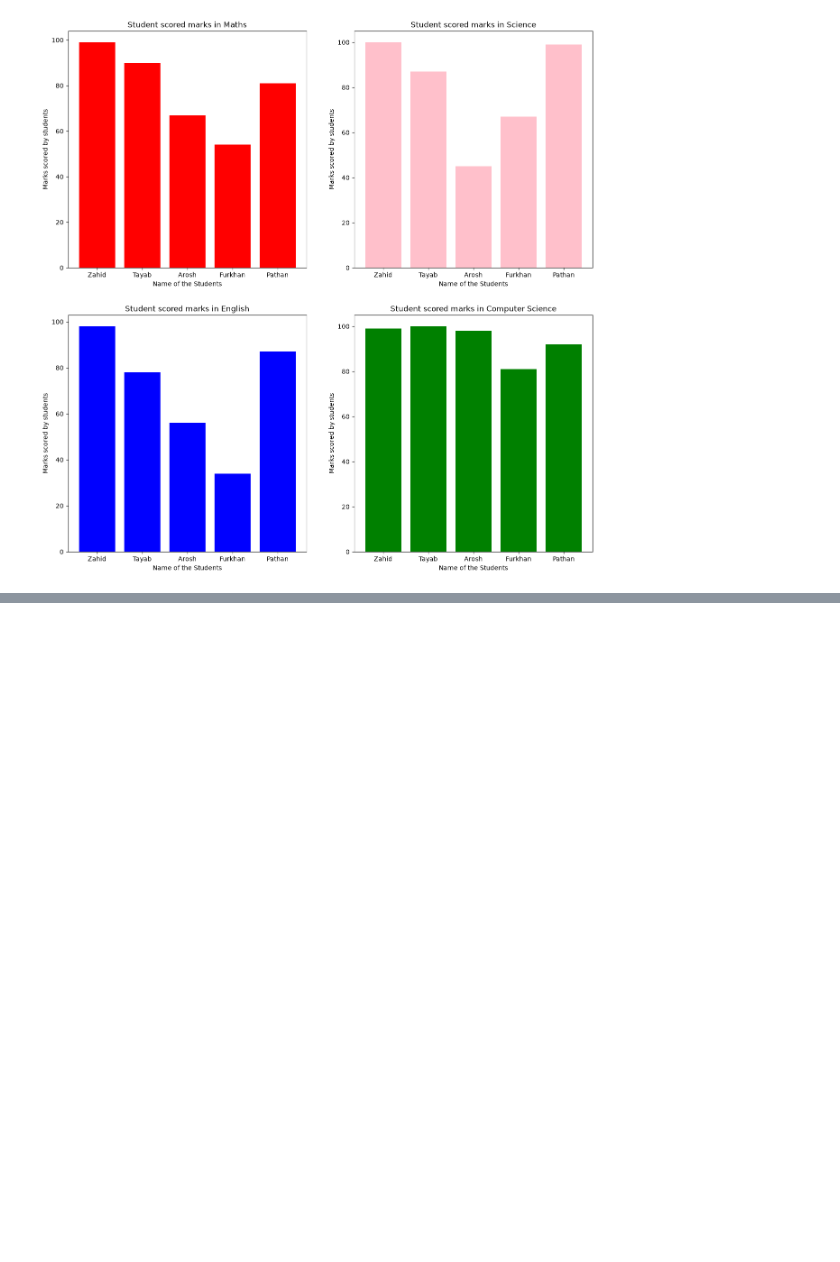
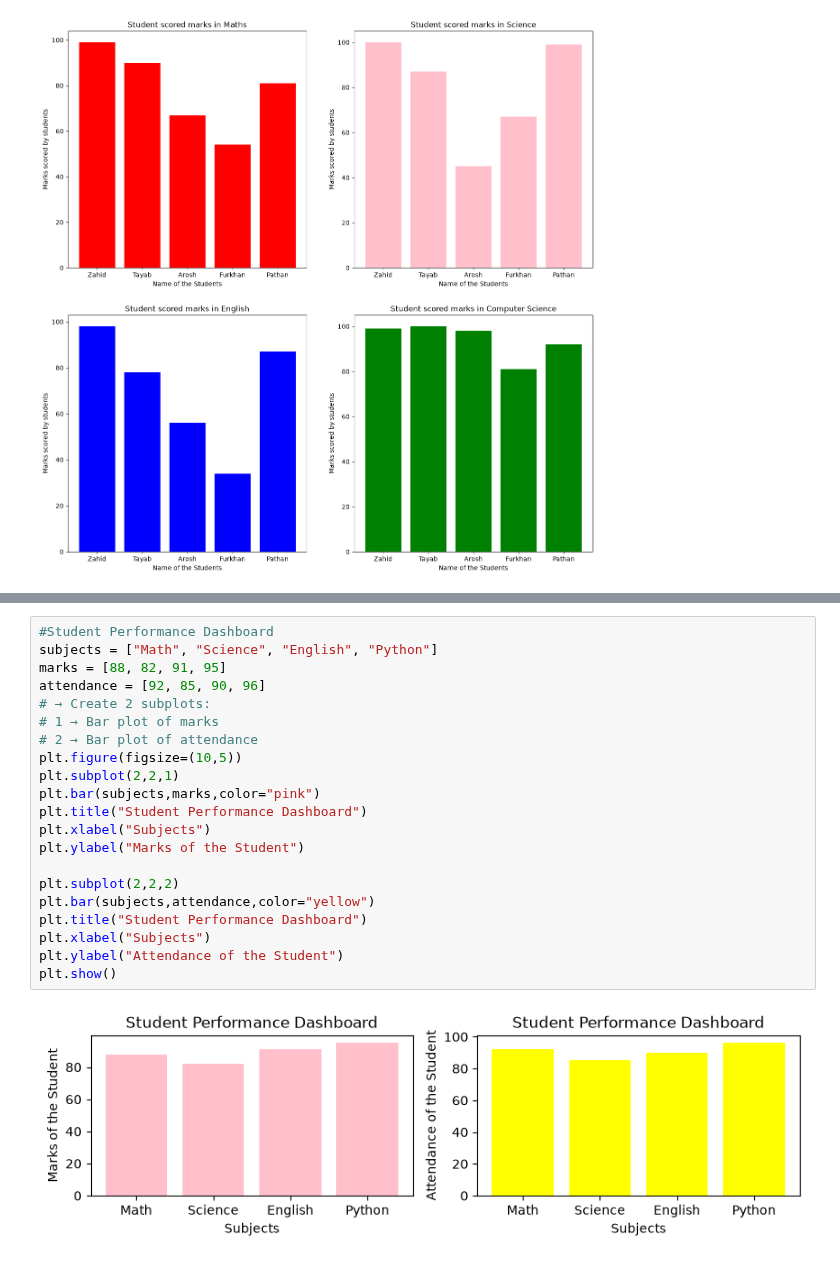
Before and after one commit to khanzahid2223/AI_Bootcamp, a Jupyter notebook: Matplotlib/2.Subplot.ipynb, the cells around one changed output, grey strips where cells are left out. Drawn from its saved outputs; the diff is of its cells as text; blank space fills up the shorter version.

```diff
--- a/Matplotlib/2.Subplot.ipynb
+++ b/Matplotlib/2.Subplot.ipynb
@@ -80,0 +104,23 @@ plt.show()
+# %%
+#Student Performance Dashboard
+subjects = ["Math", "Science", "English", "Python"]
+marks = [88, 82, 91, 95]
+attendance = [92, 85, 90, 96]
+# → Create 2 subplots:
+# 1 → Bar plot of marks
+# 2 → Bar plot of attendance
+plt.figure(figsize=(10,5))
+plt.subplot(2,2,1)
+plt.bar(subjects,marks,color="pink")
+plt.title("Student Performance Dashboard")
+plt.xlabel("Subjects")
+plt.ylabel("Marks of the Student")
+
+plt.subplot(2,2,2)
+plt.bar(subjects,attendance,color="yellow")
+plt.title("Student Performance Dashboard")
+plt.xlabel("Subjects")
+plt.ylabel("Attendance of the Student")
+plt.show()
+# %% [output]
+[figure, added]
```
Also changed, not shown: parts of 4 cells of this notebook.
